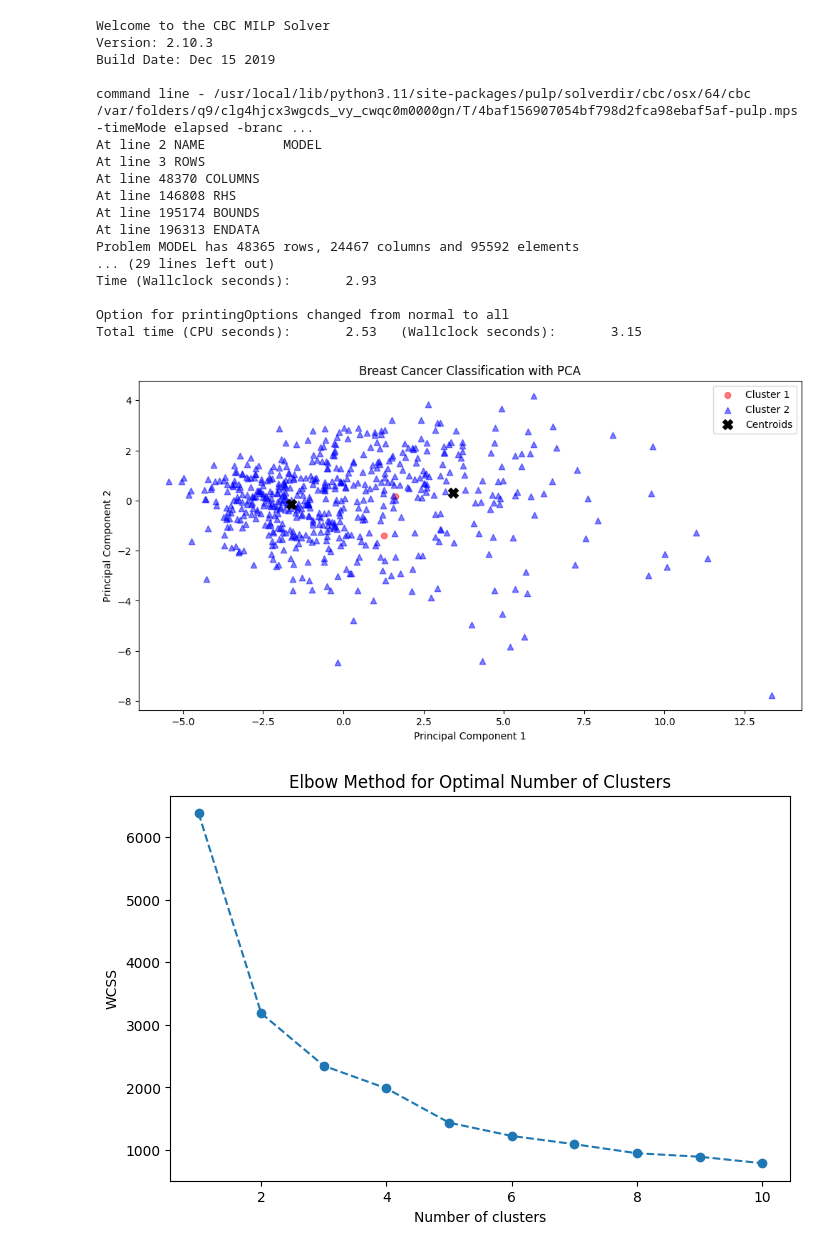
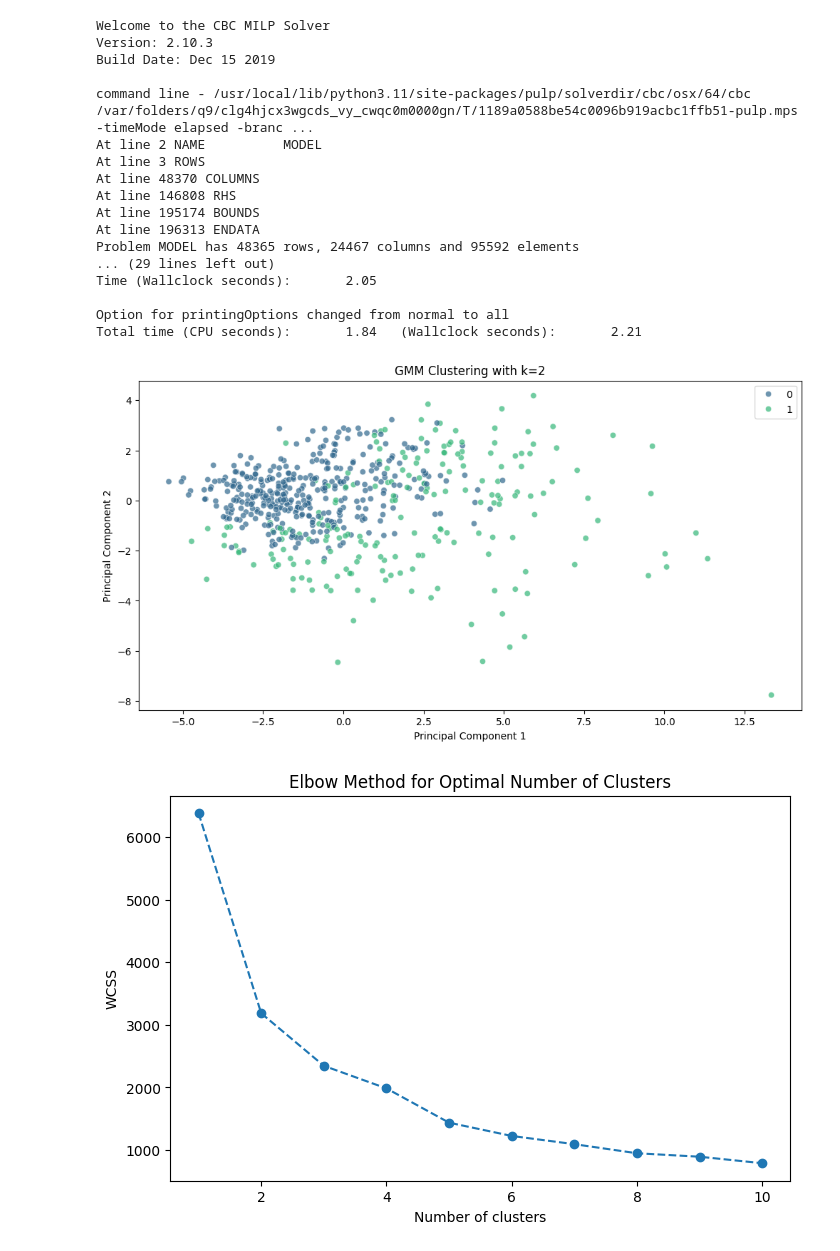
Before and after one commit to Theo951/Breast-cancer-classification, a Jupyter notebook: cancer_analysis.ipynb, the cells around one changed output. Cells and saved outputs as stored; diff of their text form; code cells hidden in the pictures.

```diff
--- a/cancer_analysis.ipynb
+++ b/cancer_analysis.ipynb
@@ -13,3 +14,12 @@ from sklearn.metrics import silhouette_score, adjusted_rand_score, normalized_mu
+# %%
+def plot_clusters(X_pca, labels, title):
+    plt.figure(figsize=(12, 6))
+    sns.scatterplot(x=X_pca[:, 0], y=X_pca[:, 1], hue=labels, palette='viridis', alpha=0.7)
+    plt.title(title)
+    plt.xlabel('Principal Component 1')
+    plt.ylabel('Principal Component 2')
+    plt.legend()
+    plt.show()
 # %%
 # Load the breast cancer dataset
 #data = load_breast_cancer()
@@ -49,7 +59,7 @@ z_il = pulp.LpVariable.dicts("z_il", [(i, l, j) for i in range(m) for l in range
 model += pulp.lpSum(alpha[i] for i in range(m))
 
 # Constraints
-M = 1e6  # Large number for the big-M method
+M = 1e3  # Large number for the big-M method
 
 for i in range(m):
     for l in range(k):
@@ -73,7 +83,7 @@ Welcome to the CBC MILP Solver
 Version: 2.10.3
 Build Date: Dec 15 2019
 
-command line - /usr/local/lib/python3.11/site-packages/pulp/solverdir/cbc/osx/64/cbc /var/folders/q9/clg4hjcx3wgcds_vy_cwqc0m0000gn/T/4baf156907054bf798d2fca98ebaf5af-pulp.mps -timeMode elapsed -branc ...
+command line - /usr/local/lib/python3.11/site-packages/pulp/solverdir/cbc/osx/64/cbc /var/folders/q9/clg4hjcx3wgcds_vy_cwqc0m0000gn/T/1189a0588be54c0096b919acbc1ffb51-pulp.mps -timeMode elapsed -branc ...
 At line 2 NAME          MODEL
 At line 3 ROWS
 At line 48370 COLUMNS
@@ -82,30 +92,18 @@ At line 195174 BOUNDS
 At line 196313 ENDATA
 Problem MODEL has 48365 rows, 24467 columns and 95592 elements
 ... (29 lines left out)
-Time (Wallclock seconds):       2.93
+Time (Wallclock seconds):       2.05
 
 Option for printingOptions changed from normal to all
-Total time (CPU seconds):       2.53   (Wallclock seconds):       3.15
+Total time (CPU seconds):       1.84   (Wallclock seconds):       2.21
-# %%
-# Plot the PCA results
-plt.figure(figsize=(12, 6))
-
-# Scatter plot of the first two principal components
-for i, color, marker in zip(range(k), ['red', 'blue'], ['o', '^']):
-    plt.scatter(X_pca[classification == i, 0], X_pca[classification == i, 1],
-                color=color, marker=marker, label=f'Cluster {i + 1}', alpha=0.5)
-
-# Plot the cluster centers
-centers_pca = pca.transform(cluster_centers)
-plt.scatter(centers_pca[:, 0], centers_pca[:, 1], color='black', marker='X', s=100, label='Centroids')
-
-plt.xlabel('Principal Component 1')
-plt.ylabel('Principal Component 2')
-plt.title('Breast Cancer Classification with PCA')
-plt.legend()
-plt.show()
-# %% [output]
-[figure, removed]
+# %%
+# Apply GMM clustering with the best k
+best_k = 2
+gmm = GaussianMixture(n_components=best_k, random_state=0).fit(X_scaled)
+labels_gmm = gmm.predict(X_scaled)
+plot_clusters(X_pca, labels_gmm, f'GMM Clustering with k={best_k}')
+# %% [output]
+[figure, added]
 # %%
 # Elbow method to find the optimal number of clusters
 wcss = []
```
Also changed, not shown: parts of 8 cells of this notebook, 1 other file.
